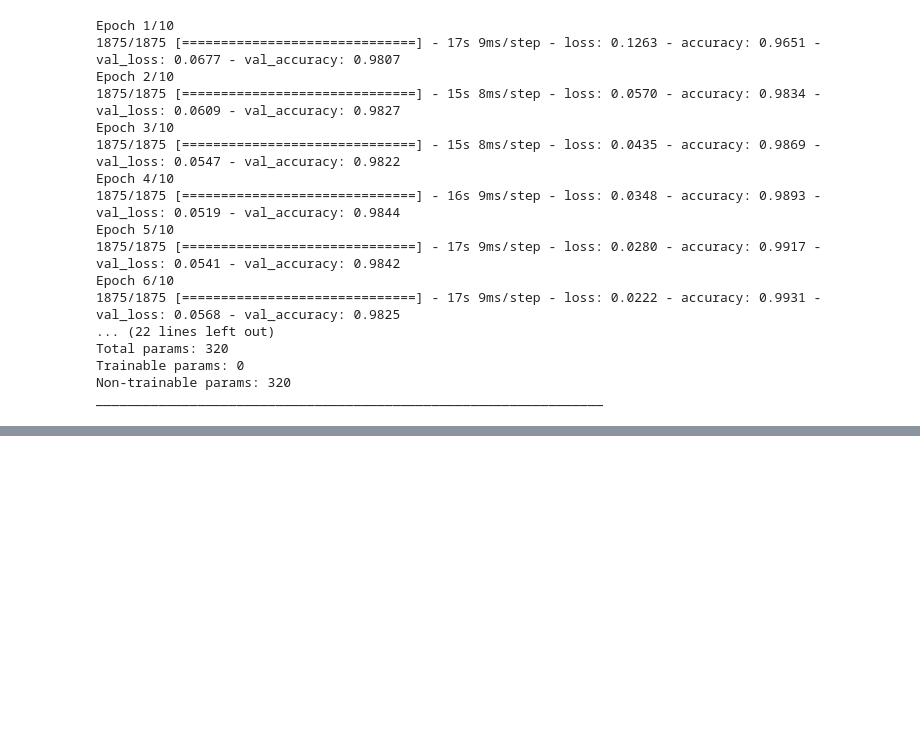
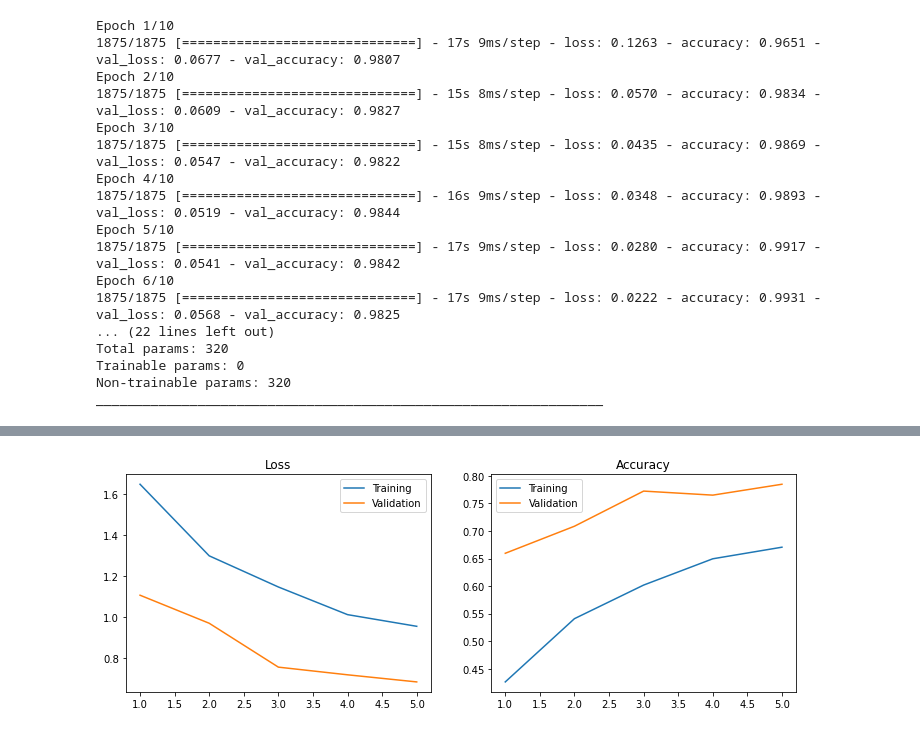
Before and after one commit to limit9895/Study, a Jupyter notebook: Tensorflow_study.ipynb, the cells around one changed output, grey strips where cells are left out. Drawn from its saved outputs; the diff is of its cells as text; code cells hidden in the pictures; blank space fills up the shorter version.

```diff
--- a/Tensorflow_study.ipynb
+++ b/Tensorflow_study.ipynb
@@ -2392,0 +2423,95 @@ Found 3137 files belonging to 10 classes.
+# %%
+#이미지 증강 전처리
+import tensorflow as tf
+import numpy as np
+import json
+import matplotlib.pyplot as plt
+from tensorflow.keras.utils import plot_model
+
+data_dir = 'dataset'
+BATCH_SIZE = 64
+IMG_SIZE = (64,64)
+BUFFER_SIZE = 1000
+
+train_ds = tf.keras.preprocessing.image_dataset_from_directory(
+    os.path.join(data_dir, 'train'),
+    batch_size = None,
+    image_size=IMG_SIZE)
+
+valid_ds = tf.keras.preprocessing.image_dataset_from_directory(
+    os.path.join(data_dir, 'validation'),
+    batch_size = None,
+    image_size=IMG_SIZE)
+
+def data_augmentation(image, label):
+    image = tf.image.flip_left_right(image) #좌우 뒤집기
+    image = tf.image.flip_up_down(image) #상하 뒤집기
+    image = tf.image.rot90(image) #90도 회전
+    image = tf.image.transpose(image) #x,y축 변경
+    image = tf.image.central_crop(image, central_fraction=0.6) #이미지의 중심에서 일정부분을 잘라냄
+    image = tf.image.random_crop(img, size=[64,64,3]) #이미지를 상하 좌우 랜덤하게 이동
+    image = tf.image.adjust_brightness(image, delta = 0.3) #이미지 밝기 조정
+    image = tf.image.adjust_saturation(image, saturation_factor=0.5) #이미지 채도 조정
+    image = tf.image.adjust_contrast(image, contrast_factor=2) #이미지 대비
+
+    image = tf.cast(image,tf.float32)/255 #이미지의 정규화
+
+    return image, label
+
+train_aug = train_ds.map(data_augmentation,num_parallel_calls=tf.data.AUTOTUNE) #데이터를 읽어서 매핑하고 훈련하는 과정을 짧은 시간 내에 하기 위해 map함수에서 autotune 사용
+valid_aug = valid_ds.map(data_augmentation,num_parallel_calls=tf.data.AUTOTUNE) #데이터를 읽어서 매핑하고 훈련하는 과정을 짧은 시간 내에 하기 위해 map함수에서 autotune 사용
+
+train_aug = train_aug.shuffle(BUFFER_SIZE).batch(BATCH_SIZE).prefetch(tf.data.AUTOTUNE) #처음 1000개 데이터를 가져와 섞고 64개의 데이터를 랜덤하게 선택해서 배치를 구성
+valid_aug = valid_aug.batch(BATCH_SIZE).cache().prefetch(tf.data.AUTOTUNE)
+
+
+def build_model():
+    model = tf.keras.Sequential([
+        #합성곱 레이어
+        tf.keras.layers.BatchNormalization(),
+        tf.keras.layers.Conv2D(32,(3,3),padding='same',activation='relu'),
+        tf.keras.layers.MaxPooling2D((2,2)),
+
+        tf.keras.layers.BatchNormalization(),
+        tf.keras.layers.Conv2D(64,(3,3),padding='same',activation='relu'),
+        tf.keras.layers.MaxPooling2D((2,2)),
+
+        #classifier 출력층
+        tf.keras.layers.Flatten(),
+        tf.keras.layers.Dense(128, activation='relu'),
+        tf.keras.layers.Dropout(0.3),
+        tf.keras.layers.Dense(64, activation='relu'),
+        tf.keras.layers.Dropout(0.3),
+        tf.keras.layers.Dense(10, activation='softmax')
+    ])
+    return model
+
+aug_model = build_model()
+
+#모델 컴파일
+aug_model.compile(optimizer='adam', loss='sparse_categorical_crossentropy',metrics=['accuracy'])
+
+aug_history = aug_model.fit(train_aug,
+                    validation_data = valid_aug,
+                    epochs = 5)
+
+def plot_loss_acc(history,epoch):
+    loss, val_loss = history.history['loss'], history.history['val_loss']
+    acc, val_acc = history.history['accuracy'], history.history['val_accuracy']
+
+    fig, axes = plt.subplots(1,2,figsize=(12,4))
+
+    axes[0].plot(range(1,epoch+1),loss,label='Training')
+    axes[0].plot(range(1,epoch+1),val_loss,label='Validation')
+    axes[0].legend(loc='best')
+    axes[0].set_title("Loss")
+
+    axes[1].plot(range(1,epoch+1),acc,label='Training')
+    axes[1].plot(range(1,epoch+1),val_acc,label='Validation')
+    axes[1].legend(loc='best')
+    axes[1].set_title("Accuracy")
+
+    plt.show()
+
+plot_loss_acc(history, 5)
+# %% [output]
@@ -2392,0 +2530 @@ Found 3137 files belonging to 10 classes.
+[figure, added]
```
Also changed, not shown: parts of 8 cells of this notebook, 1 other file.
